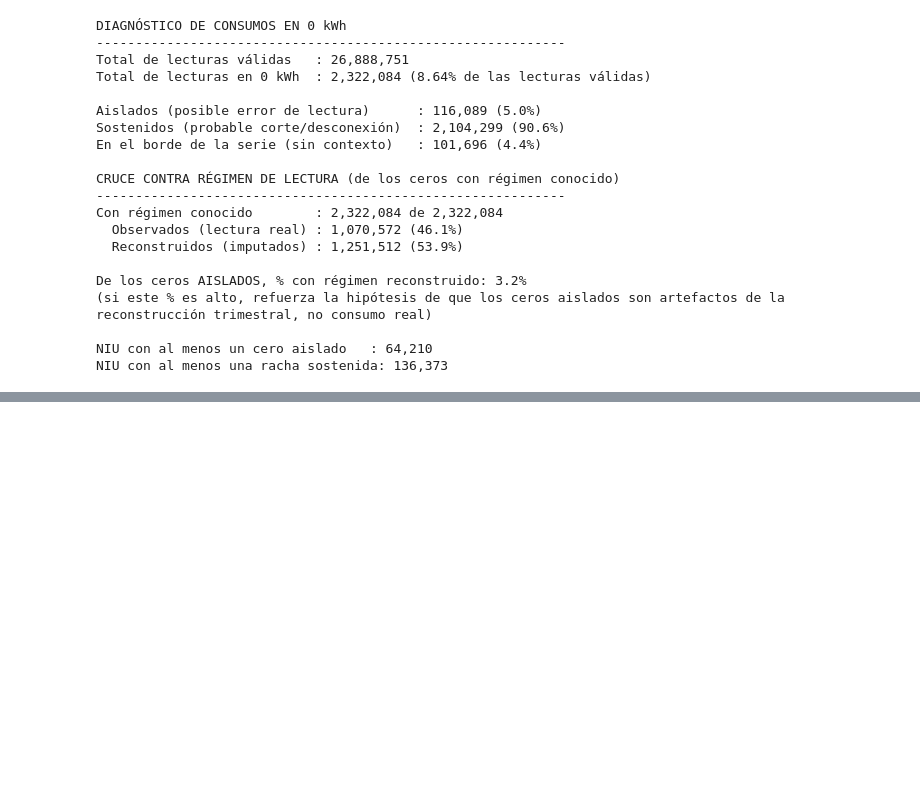
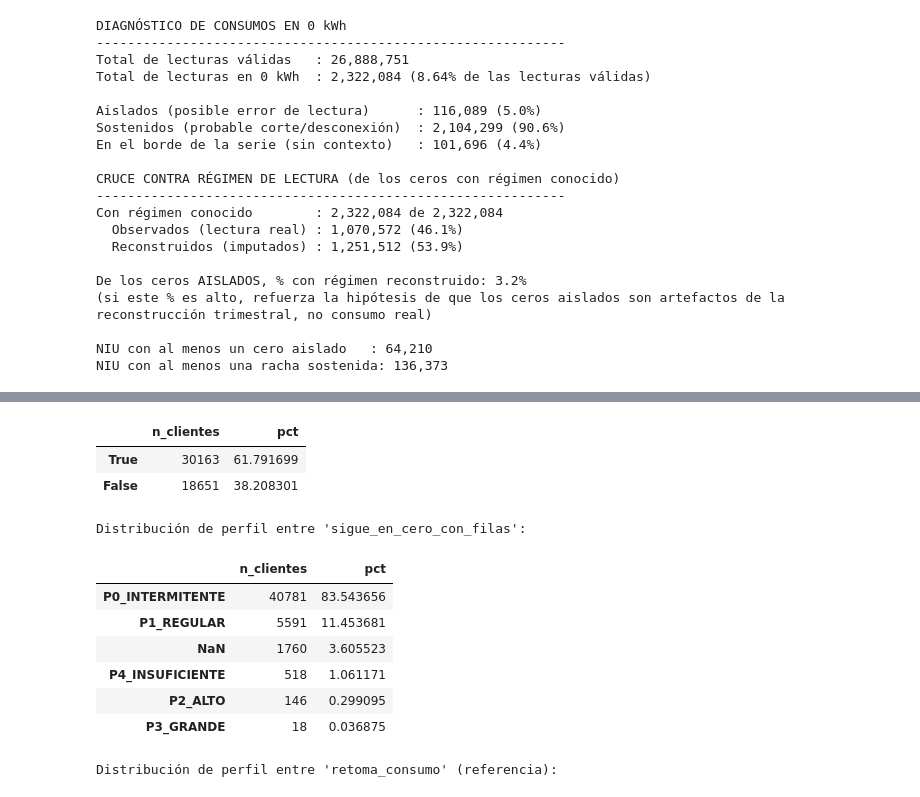
Before and after one commit to JeimmyValderrama/ProyectoEBSA, a Jupyter notebook: Modelado_segmentado_comparacion_modelos_3_6_meses.ipynb, the cells around one changed output, grey strips where cells are left out. Cells and saved outputs as stored; diff of their text form; code cells hidden in the pictures; blank space fills up the shorter version.

```diff
--- a/Modelado_segmentado_comparacion_modelos_3_6_meses.ipynb
+++ b/Modelado_segmentado_comparacion_modelos_3_6_meses.ipynb
@@ -6616,0 +6664,65 @@ NIU con al menos una racha sostenida: 136,373
+# %%
+# ============================================================
+# CRUCE: "SIGUE_EN_CERO_CON_FILAS" vs ZONA RURAL Y PERFIL
+# ============================================================
+
+# 1. Aislar los NIU de cada categoría
+niu_sigue_en_cero = nius[indices_con_sostenida[categoria == "sigue_en_cero_con_filas"]]
+niu_retoma = nius[indices_con_sostenida[categoria == "retoma_consumo"]]
+
+print(f"NIU 'sigue_en_cero_con_filas': {len(niu_sigue_en_cero):,}")
+print(f"NIU 'retoma_consumo'        : {len(niu_retoma):,}")
+
+# 2. Cruce contra zona rural
+#    (requiere que 'serie' ya tenga la columna es_rural, es decir que hayas
+#    regenerado el parquet con la celda 9b y recargado 'serie' en este kernel)
+if "es_rural" in serie.columns:
+    rural_por_niu = serie.drop_duplicates("NIU").set_index("NIU")["es_rural"]
+
+    cruce_rural = (
+        pd.Series(niu_sigue_en_cero)
+        .map(rural_por_niu)
+        .value_counts(dropna=False)
+        .rename("n_clientes")
+        .to_frame()
+    )
+    cruce_rural["pct"] = cruce_rural["n_clientes"] / cruce_rural["n_clientes"].sum() * 100
+
+    print("\nDistribución es_rural entre 'sigue_en_cero_con_filas':")
+    display(cruce_rural)
+else:
+    print("\n'serie' todavía no tiene la columna es_rural — regenera el parquet "
+          "con la celda 9b en Preprocesamiento y vuelve a cargar 'serie' aquí.")
+
+# 3. Cruce contra el perfil más reciente (tomado del backtest, horizonte=1)
+perfil_por_niu = (
+    backtest.loc[backtest["horizonte"] == 1]
+    .drop_duplicates("NIU")
+    .set_index("NIU")["perfil"]
+)
+
+cruce_perfil = (
+    pd.Series(niu_sigue_en_cero)
+    .map(perfil_por_niu)
+    .value_counts(dropna=False)
+    .rename("n_clientes")
+    .to_frame()
+)
+cruce_perfil["pct"] = cruce_perfil["n_clientes"] / cruce_perfil["n_clientes"].sum() * 100
+
+print("\nDistribución de perfil entre 'sigue_en_cero_con_filas':")
+display(cruce_perfil)
+
+# 4. Referencia: mismo cruce de perfil, pero para los que sí retoman consumo
+perfil_retoma = (
+    pd.Series(niu_retoma)
+    .map(perfil_por_niu)
+    .value_counts(dropna=False)
+    .rename("n_clientes")
+    .to_frame()
+)
+perfil_retoma["pct"] = perfil_retoma["n_clientes"] / perfil_retoma["n_clientes"].sum() * 100
+
+print("\nDistribución de perfil entre 'retoma_consumo' (referencia):")
+display(perfil_retoma)
+# %% [output]
@@ -6616,0 +6733,12 @@ NIU con al menos una racha sostenida: 136,373
+|  | n_clientes | pct |
+| True | 30163 | 61.791699 |
+| False | 18651 | 38.208301 |
+Distribución de perfil entre 'sigue_en_cero_con_filas':
+|  | n_clientes | pct |
+| P0_INTERMITENTE | 40781 | 83.543656 |
+| P1_REGULAR | 5591 | 11.453681 |
+| NaN | 1760 | 3.605523 |
+| P4_INSUFICIENTE | 518 | 1.061171 |
+| P2_ALTO | 146 | 0.299095 |
+| P3_GRANDE | 18 | 0.036875 |
+Distribución de perfil entre 'retoma_consumo' (referencia):
```
Also changed, not shown: parts of 4 cells of this notebook, 2 other files.
